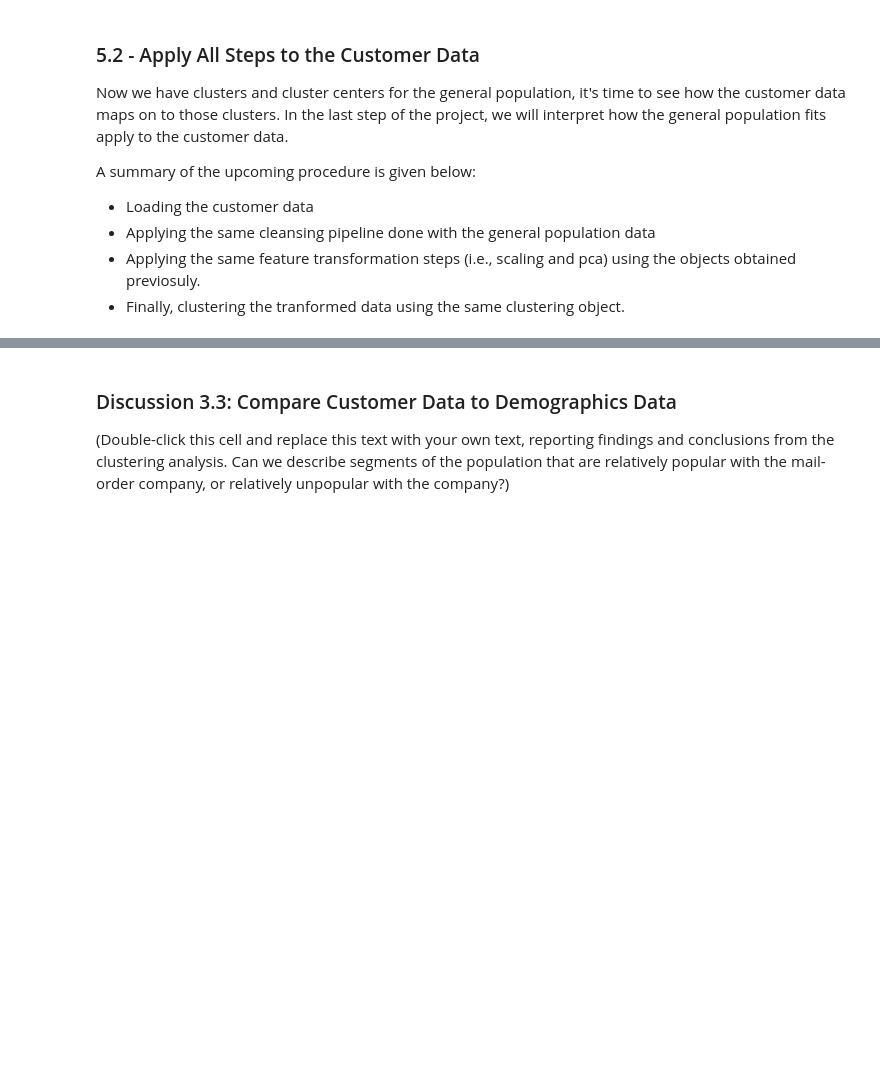
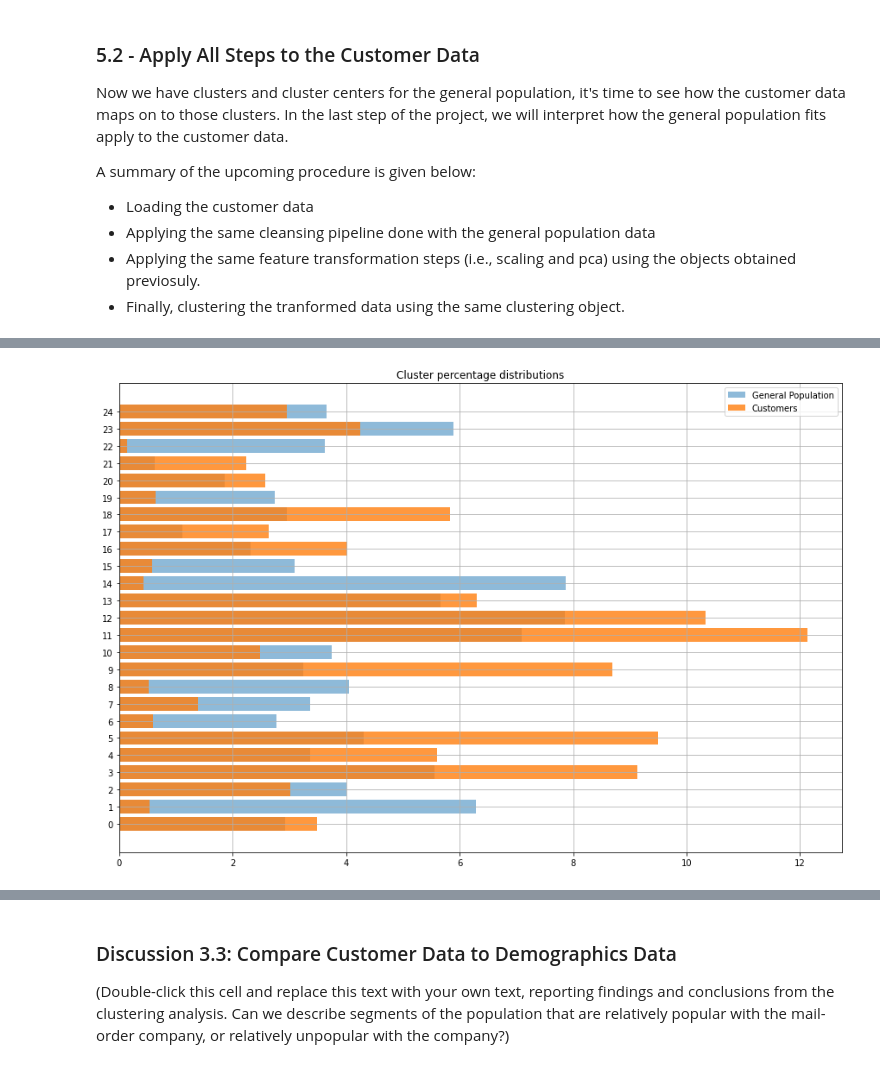
Before and after one commit to omarkhater/identify-customer-segments, a Jupyter notebook: Identify_Customer_Segments_ML.ipynb, the cells around one changed output, grey strips where cells are left out. Saved outputs shown, nothing was run; the diff lists cells and outputs as text; code cells hidden in the pictures; blank space fills up the shorter version.

```diff
--- a/Identify_Customer_Segments_ML.ipynb
+++ b/Identify_Customer_Segments_ML.ipynb
@@ -190,0 +192,3 @@ plt.scatter(azdias2['ALTERSKATEGORIE_GROB'].iloc[0:1000], azdias2['FINANZ_ANLEGE
+# %%
+(unique_general, counts_general) = np.unique(labels, return_counts=True)
+general_labels_per = counts_general/labels.shape[0] *100
@@ -268,3 +232,6 @@ array([[14.19874128, 16.13699552, 14.37804229, ..., 20.42558751,
+# %%
+(unique, counts) = np.unique(customers_labels, return_counts=True)
+customers_labels_per = counts/customers_labels.shape[0] *100
 # %% [markdown]
 <a id = 'Compa'></a>
 ### 5.3 - Compare Customer Data to Demographics Data
@@ -284,0 +262,12 @@ Take a look at the following points in this step:
+# %%
+fig2,ax2 = plt.subplots(1,1, figsize = (15,10))
+ax2.barh(np.arange(general_labels_per.shape[0]), general_labels_per, alpha = .5, label = 'General Population')
+ax2.barh(np.arange(customers_labels_per.shape[0]), customers_labels_per, alpha = .8, label = 'Customers',
+        tick_label = np.arange(general_labels_per.shape[0]))
+ax2.legend();
+ax2.set_title('Cluster percentage distributions');
+ax2.grid()
+#for i, v in enumerate(general_labels_per):
+#    ax2.text(v + 3, i + .25, str(v), color='blue', fontweight='bold')
+# %% [output]
+[figure, added]
```
Also changed, not shown: parts of 23 cells of this notebook, 1 other file.
